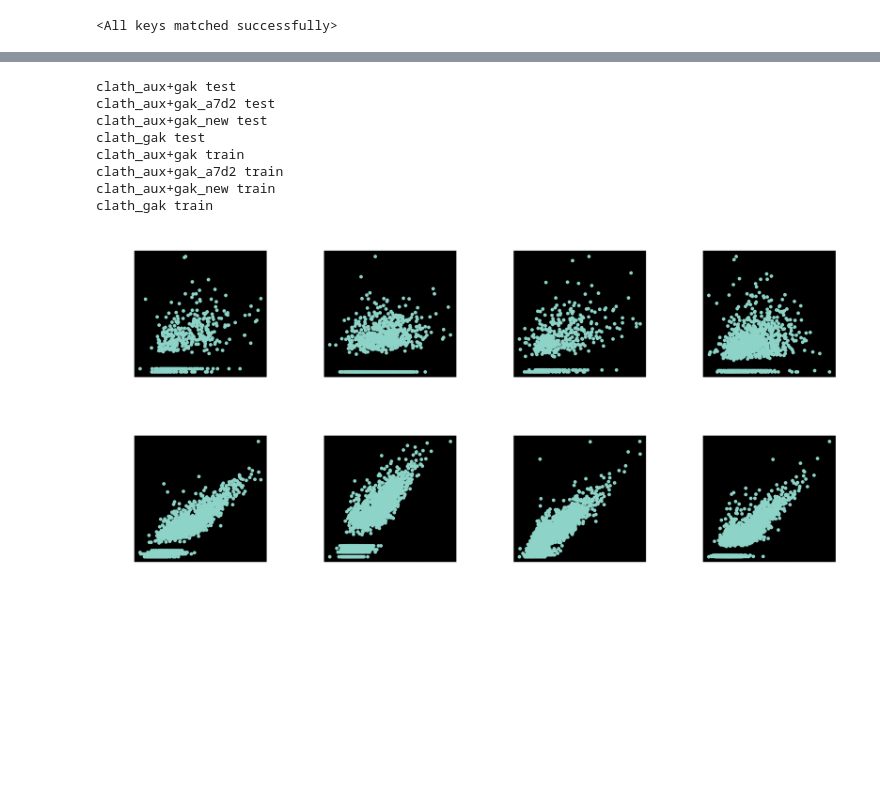
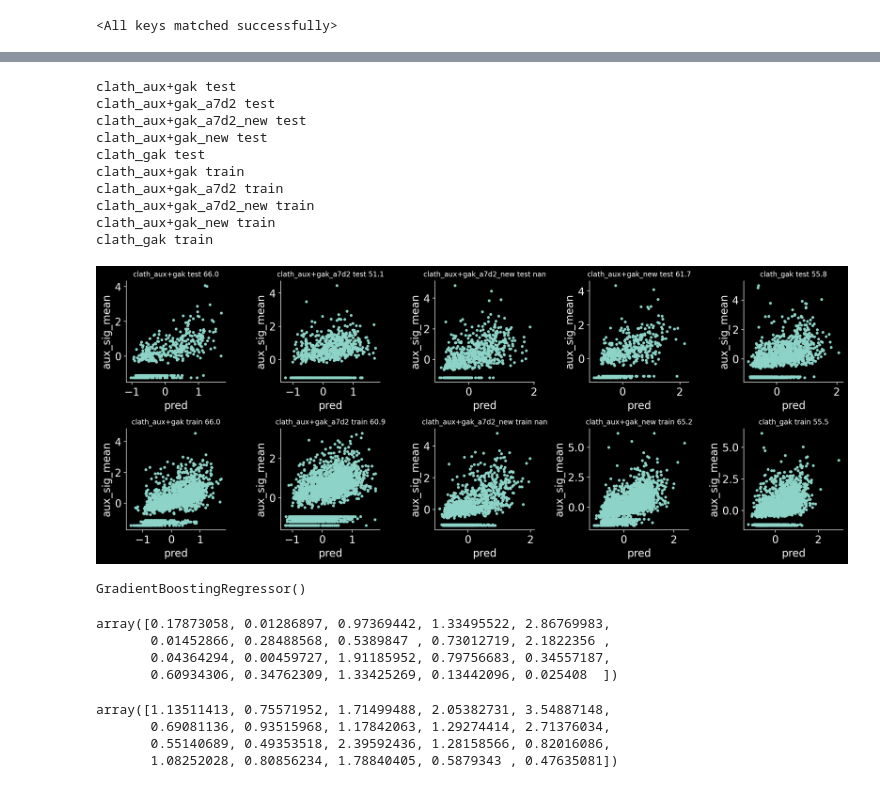
Before and after one commit to Yu-Group/molecular-partner-prediction, a Jupyter notebook: notebooks/08_fit_dnn_tracks.ipynb, the cells around one changed output, grey strips where cells are left out. Cells and saved outputs as stored; diff of their text form; code cells hidden in the pictures; blank space fills up the shorter version.

Commit message:
normalize across tracks

```diff
--- a/notebooks/08_fit_dnn_tracks.ipynb
+++ b/notebooks/08_fit_dnn_tracks.ipynb
@@ -46,7 +48,7 @@ for dset in tqdm(dsets):
         df = data.get_data(dset=dset)
         df = df[~(df.short | df.long | df.hotspots)]
 #         df = df[df.valid]
-#         df = df[df.lifetime > 15] # only keep hard tracks
+        df = df[df.lifetime > 15] # only keep hard tracks
         df = df[df.cell_num.isin(config.DSETS[dset][split])] # exclude held-out test data
         feat_names = ['X_same_length_normalized'] + data.select_final_feats(data.get_feature_names(df))
 
@@ -55,7 +57,7 @@ for dset in tqdm(dsets):
         df['X_same_length'] = [features.downsample(df.iloc[i]['X'], length)
                                for i in range(len(df))] # downsampling
         # normalize tracks
-        df = features.normalize_track(df, track='X_same_length')
+        df = features.normalize_track(df, track='X_same_length', by_time_point=False)
 
         # regression response
         df = train_reg.add_sig_mean(df)
@@ -126,26 +128,27 @@ pkl.dump({'model_state_dict': dnn.model.state_dict()}, open(checkpoint_fname, 'w
 # %% [markdown]
 # transfer to classification
 # %%
-results = pkl.load(open('../models/dnn_full.pkl', 'rb'))
+results = pkl.load(open('../models/dnn_full_long_normalized_across_track_4_feats.pkl', 'rb'))
 # results = pkl.load(open('../models/clath_aux+gak_a7d2_new_Y_sig_mean_normalized_nn_lstm_100_40.pkl', 'rb'))
-dnn = neural_networks.neural_net_sklearn(D_in=40, H=40, p=17, arch='lstm')
+dnn = neural_networks.neural_net_sklearn(D_in=40, H=40, p=3, arch='lstm')
 dnn.model.load_state_dict(results['model_state_dict'])
 # %% [output]
 <All keys matched successfully>
 # %%
 R = 2
-C = len(dfs) // 2 - 1
+C = len(dfs) // 2
 
 # exclude the training data
 ds = {(k, v): dfs[(k, v)]
       for (k, v) in sorted(dfs.keys(), key=lambda x: x[1] + x[0])
-      if not k == 'clath_aux+gak_a7d2_new'}
+      #if not k == 'clath_aux+gak_a7d2_new'
+     }
 
 
 plt.figure(dpi=200, figsize=(C * 3, R * 3))
 for i, (k, v) in enumerate(ds.keys()):
     df = ds[(k, v)]
-    X = df[feat_names]
+    X = df[feat_names[:4]]
     y = df['y_consec_thresh']
     preds = dnn.predict(X)
 
@@ -174,28 +178,36 @@ clath_gak train 0.40261813537675606 0.8138569604086845
 # %%
 R = 2
-C = len(dfs) // 2 - 1
+C = len(dfs) // 2
 
 plt.figure(dpi=200, figsize=(C * 3, R * 3))
 for i, (k, v) in enumerate(ds.keys()):
     df = ds[(k, v)]
     X = df[feat_names]
     y = df['Y_sig_mean_normalized']
     preds = dnn.predict(X)
 
     plt.subplot(R, C, i + 1)
     acc = np.corrcoef(preds, y)[0, 1]
     print(k, v) #, np.corrcoef(preds, y))
     plt.title(f'{k} {v} {100*acc:0.1f}', fontsize=10)
     plt.plot(preds, df['Y_sig_mean_normalized'], '.')
     plt.xlabel('pred')
     plt.ylabel('aux_sig_mean')
+plt.show()
 # %% [output]
 clath_aux+gak test
 clath_aux+gak_a7d2 test
+clath_aux+gak_a7d2_new test
 clath_aux+gak_new test
 clath_gak test
 clath_aux+gak train
 clath_aux+gak_a7d2 train
+clath_aux+gak_a7d2_new train
 clath_aux+gak_new train
 clath_gak train
-[figure, old version]
+[figure, new version]
+# %%
+gb = GradientBoostingRegressor()
+gb.fit(df_full[feat_names[1:]], df_full['Y_sig_mean_normalized'].values)
+# %% [output]
+GradientBoostingRegressor()
@@ -201,0 +220,15 @@ clath_gak train
+# %%
+dnn_best = np.argsort(np.abs(preds_dnn - y.values) - np.abs(preds_gb - y.values))[:20]
+(np.abs(preds_dnn - y.values))[dnn_best]
+# %% [output]
+array([0.17873058, 0.01286897, 0.97369442, 1.33495522, 2.86769983,
+       0.01452866, 0.28488568, 0.5389847 , 0.73012719, 2.1822356 ,
+       0.04364294, 0.00459727, 1.91185952, 0.79756683, 0.34557187,
+       0.60934306, 0.34762309, 1.33425269, 0.13442096, 0.025408  ])
+# %%
+(np.abs(preds_gb - y.values))[dnn_best]
+# %% [output]
+array([1.13511413, 0.75571952, 1.71499488, 2.05382731, 3.54887148,
+       0.69081136, 0.93515968, 1.17842063, 1.29274414, 2.71376034,
+       0.55140689, 0.49353518, 2.39592436, 1.28158566, 0.82016086,
+       1.08252028, 0.80856234, 1.78840405, 0.5879343 , 0.47635081])
```
Also changed, not shown: parts of 12 cells of this notebook, 1 other file.
